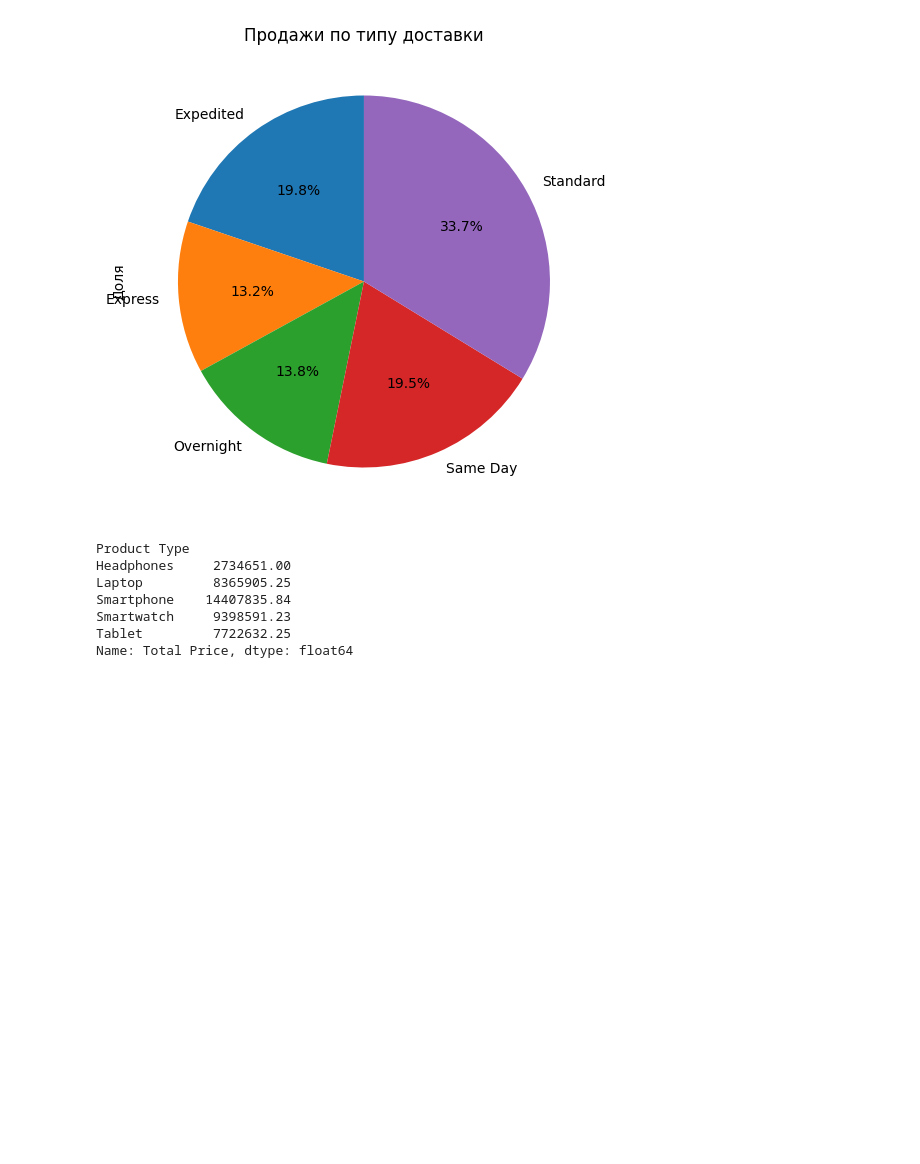
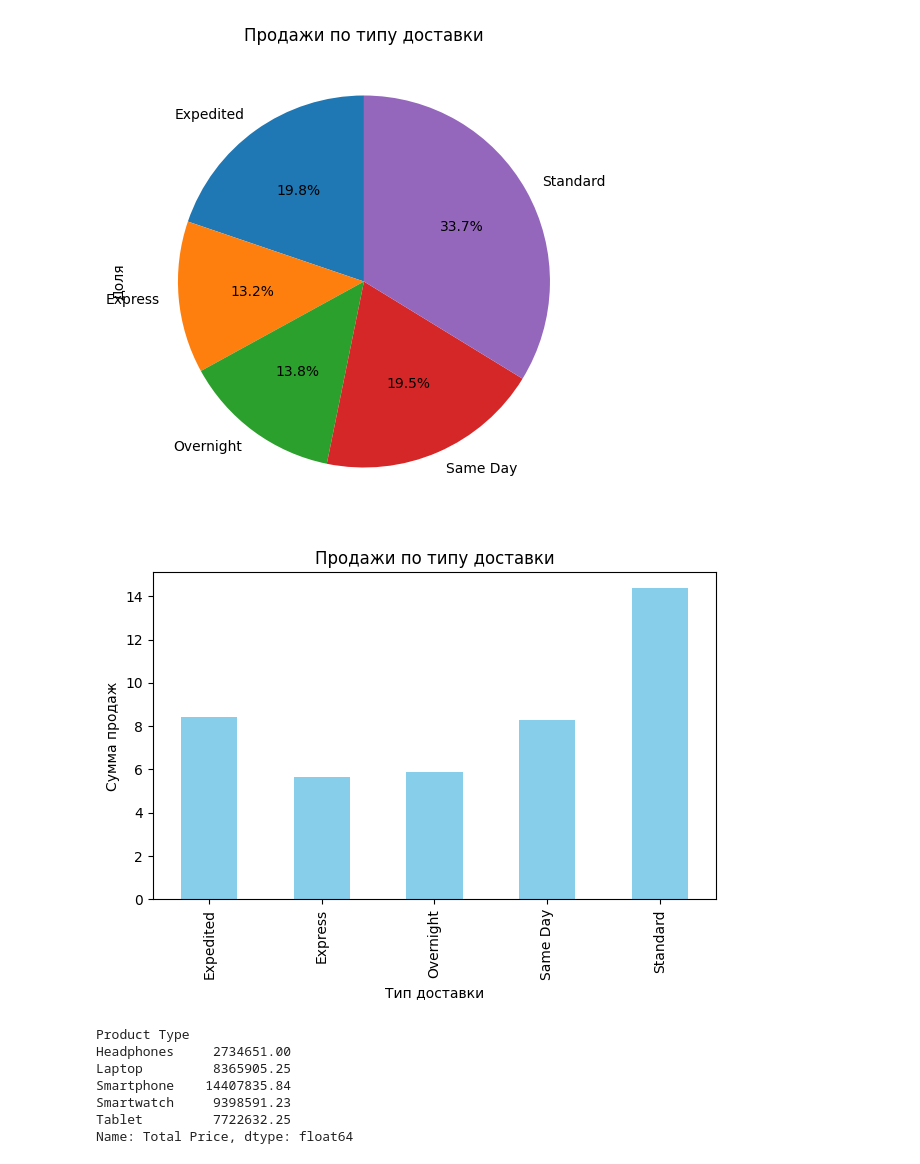
Before and after one commit to Chuwuni/PDE_homework3, a Jupyter notebook: Homework3.ipynb, the cells around one changed output. Cells and saved outputs as stored; diff of their text form; code cells hidden in the pictures; blank space fills up the shorter version.

```diff
--- a/Homework3.ipynb
+++ b/Homework3.ipynb
@@ -149,6 +149,16 @@ by_shipping.plot(kind='pie', title='Продажи по типу доставк
 # %% [output]
 <Axes: title={'center': 'Продажи по типу доставки'}, ylabel='Доля'>
 [figure]
+# %%
+scaled_data = by_shipping / 1e6
+
+ax = scaled_data.plot(kind='bar', title='Продажи по типу доставки',
+                     xlabel='Тип доставки', ylabel='Доход (млн)', color='skyblue')
+
+plt.tight_layout()
+plt.show()
+# %% [output]
+[figure, added]
 # %%
 by_product_category = succsess_sells_df.groupby("Product Type")["Total Price"].sum()
 # %%
```
Also changed, not shown: parts of 3 cells of this notebook.
